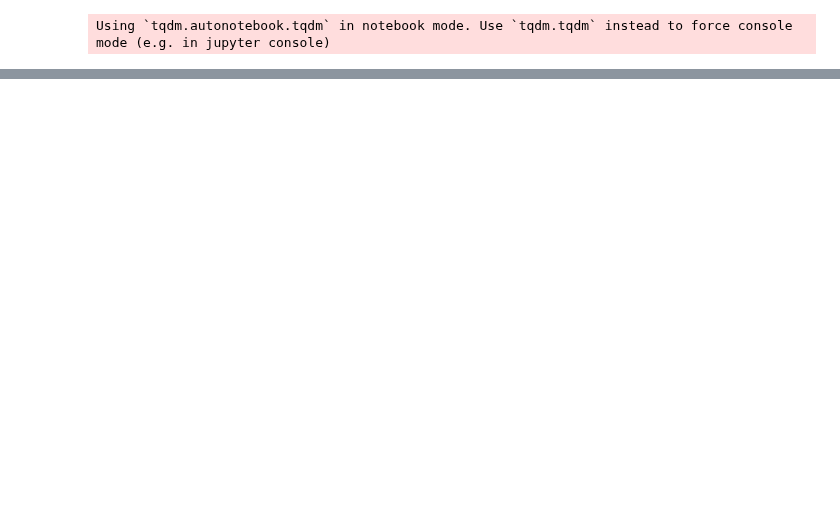
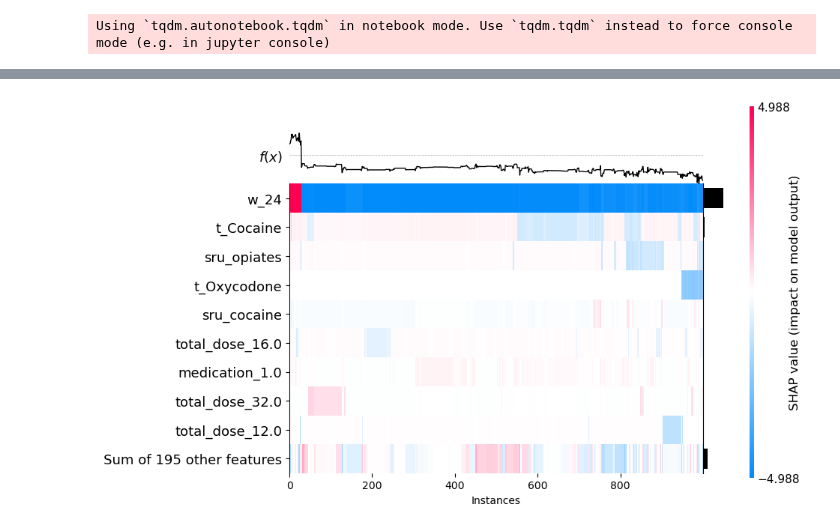
Before and after one commit to DanHerman212/oud_treatment_outcome, a Jupyter notebook: notebooks/Level_4_modeling/4_xgboost_classifier.ipynb, the cells around one changed output, grey strips where cells are left out. Cells and saved outputs as stored; diff of their text form; code cells hidden in the pictures; blank space fills up the shorter version.

```diff
--- a/notebooks/Level_4_modeling/4_xgboost_classifier.ipynb
+++ b/notebooks/Level_4_modeling/4_xgboost_classifier.ipynb
@@ -289,0 +300,4 @@ Using `tqdm.autonotebook.tqdm` in notebook mode. Use `tqdm.tqdm` instead to forc
+# %%
+shap.plots.heatmap(shap_values[:1000])
+# %% [output]
+[figure, added]
```
Also changed, not shown: parts of 10 cells of this notebook.
